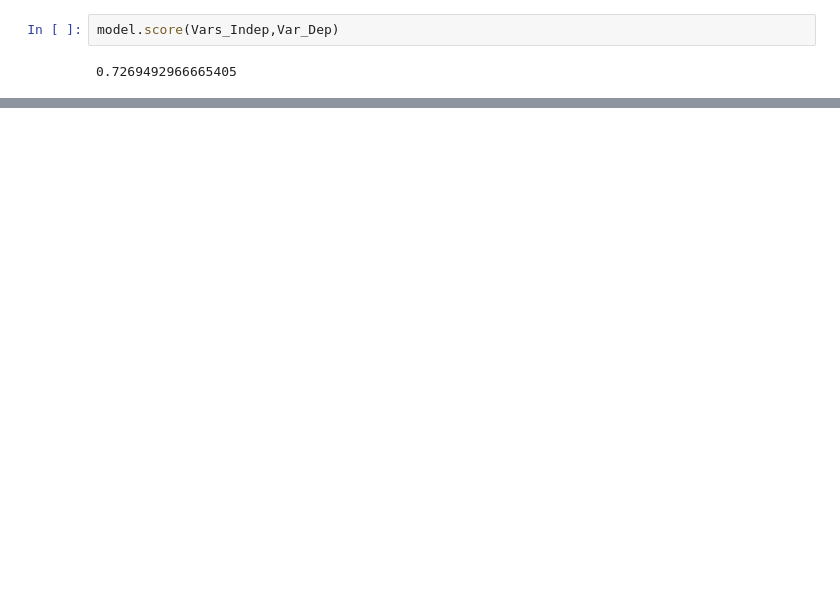
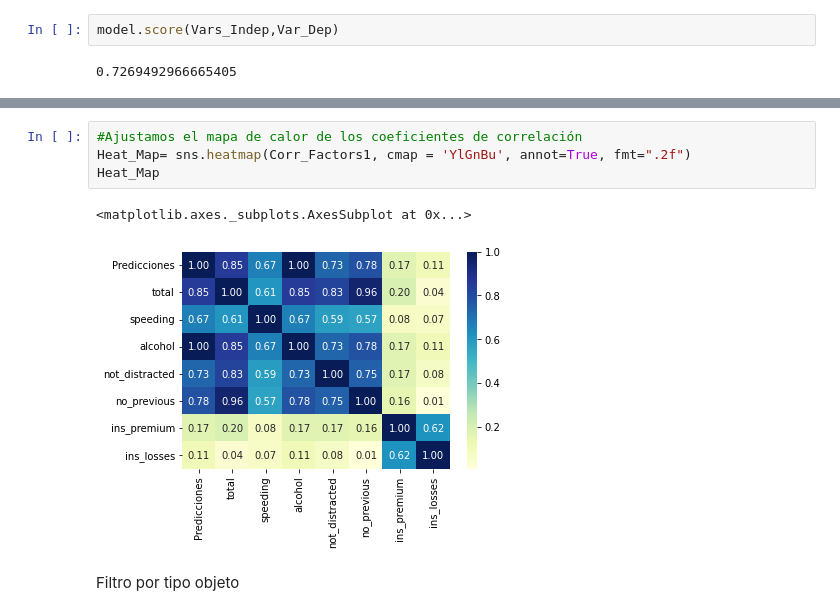
Before and after one commit to freddy-7/Material-del-curso-presentaciones-, a Jupyter notebook: RegresionLineal.ipynb, the cells around one changed output, grey strips where cells are left out. Cells and saved outputs as stored; diff of their text form; blank space fills up the shorter version.

```diff
--- a/RegresionLineal.ipynb
+++ b/RegresionLineal.ipynb
@@ -51,0 +197,9 @@ model.score(Vars_Indep,Var_Dep)
+# %%
+#Ajustamos el mapa de calor de los coeficientes de correlación
+Heat_Map= sns.heatmap(Corr_Factors1, cmap = 'YlGnBu', annot=True, fmt=".2f")
+Heat_Map
+# %% [output]
+<matplotlib.axes._subplots.AxesSubplot at 0x...>
+[figure, added]
+# %% [markdown]
+Filtro por tipo objeto
```
Also changed, not shown: parts of 21 cells of this notebook.
